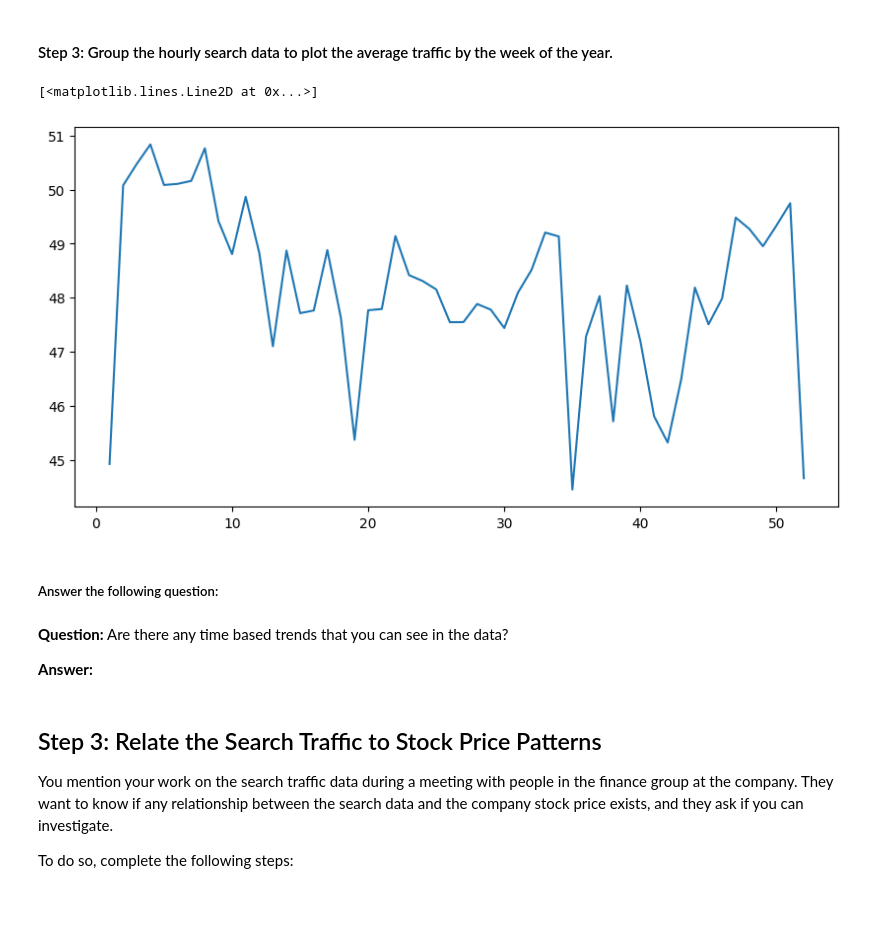
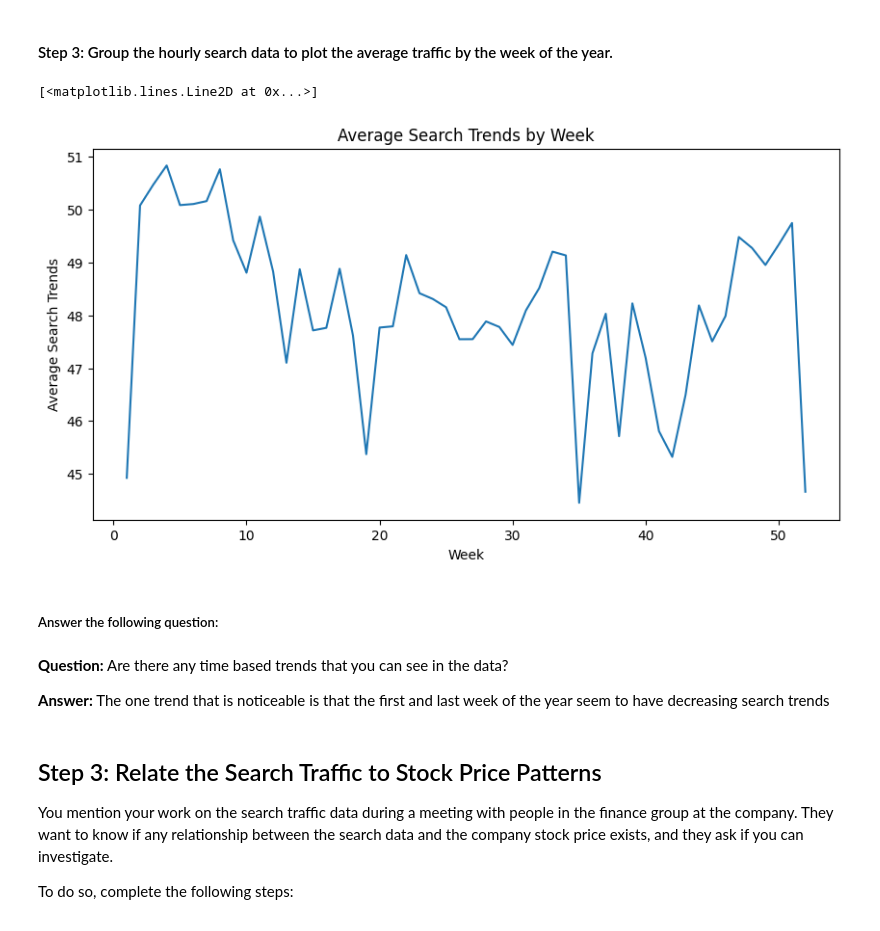
Before and after one commit to yusufalam404/prophet-challenge, a Jupyter notebook: forecasting_net_prophet.ipynb, the cells around one changed output. Drawn from its saved outputs; the diff is of its cells as text; code cells hidden in the pictures.

```diff
--- a/forecasting_net_prophet.ipynb
+++ b/forecasting_net_prophet.ipynb
@@ -188,18 +192,21 @@ plt.show()
 # %%
 # Group the hourly search data to plot the average traffic by the week of the year using `df.index.isocalendar().week`.
 df_mercado_trends_week = df_mercado_trends.groupby(df_mercado_trends.index.isocalendar().week).mean()
 
 plt.figure(figsize=(10, 5))
+plt.xlabel('Week')
+plt.ylabel('Average Search Trends')
+plt.title('Average Search Trends by Week')
 plt.plot(df_mercado_trends_week['Search Trends'])
 # %% [output]
 [<matplotlib.lines.Line2D at 0x...>]
-[figure, old version]
+[figure, new version]
 # %% [markdown]
 ##### Answer the following question:
 # %% [markdown]
 **Question:** Are there any time based trends that you can see in the data?
 
-**Answer:**
+**Answer:** The one trend that is noticeable is that the first and last week of the year seem to have decreasing search trends
 # %% [markdown]
 ## Step 3: Relate the Search Traffic to Stock Price Patterns
 
```
Also changed, not shown: parts of 14 cells of this notebook.
